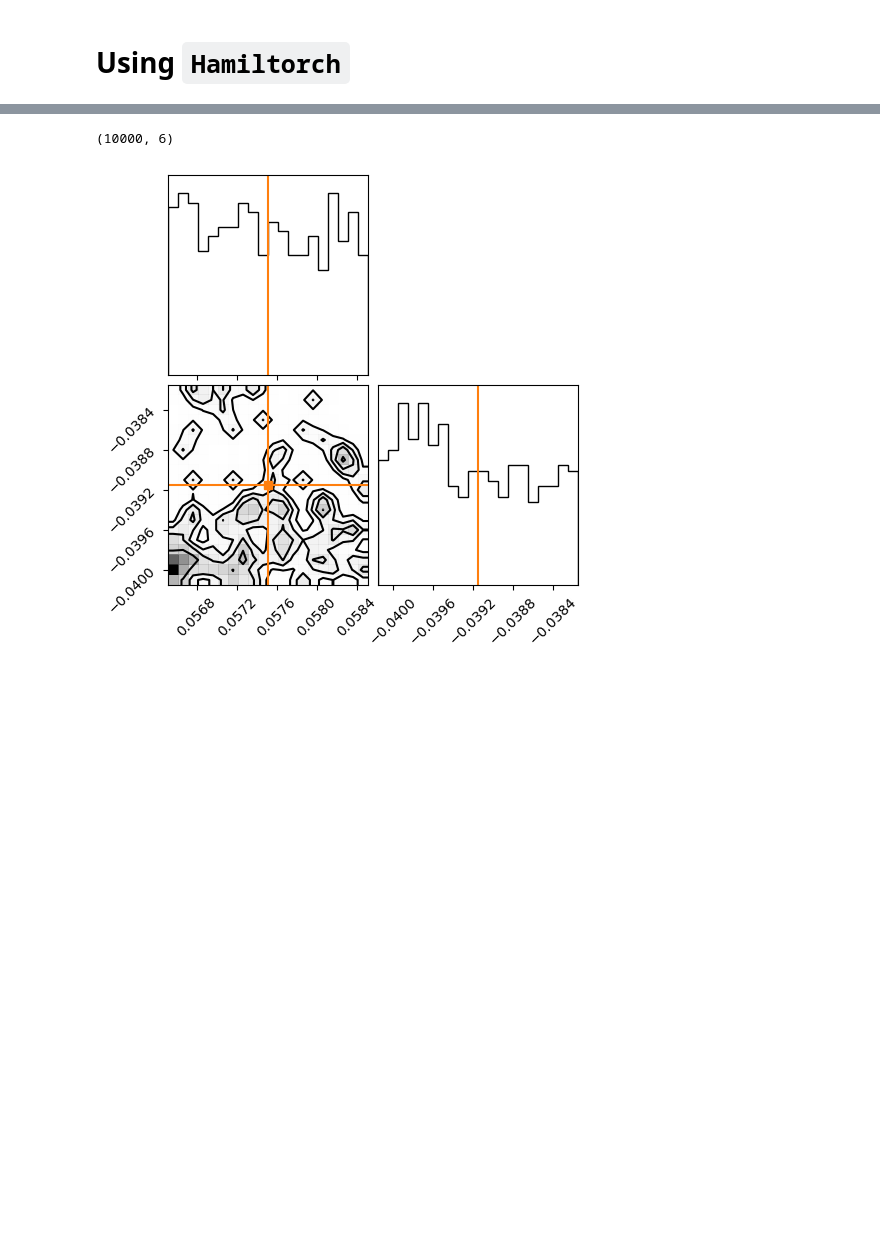
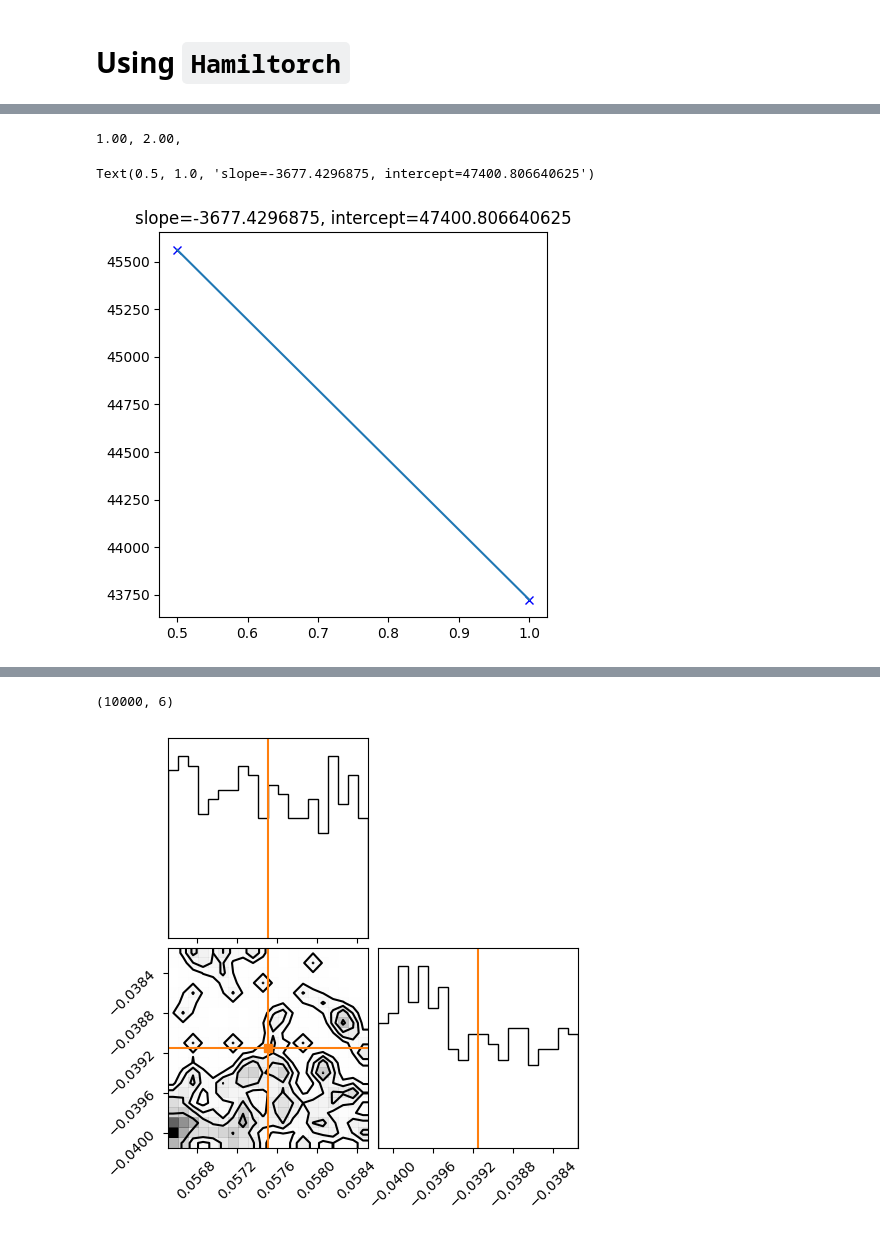
Before and after one commit to edmundlth/phase-transition-in-singular-model-paper, a Jupyter notebook: experiments/local-complexity-estimates.ipynb, the cells around one changed output, grey strips where cells are left out. Cells and saved outputs as stored; diff of their text form; code cells hidden in the pictures; blank space fills up the shorter version.

```diff
--- a/experiments/local-complexity-estimates.ipynb
+++ b/experiments/local-complexity-estimates.ipynb
@@ -583,0 +673,29 @@ ax.plot(a[:, 0], a[:, 1], "y+", markersize=2, alpha=0.2)
+# %%
+expected_nlns = []
+temps = []
+
+for itemp, rec in param_recs.items():
+    print(f"{itemp:.2f}", end=", ")
+    params_hmc = rec["params"]
+    pred_list, log_prob_list = hamiltorch.predict_model(
+        model,
+        x=X_train,
+        y=y_train,
+        samples=params_hmc,
+        model_loss=loss_fn,
+    )
+    rec["pred_list"] = pred_list
+    rec["log_prob_list"] = log_prob_list
+
+    expected_nlns.append(-torch.stack(log_prob_list).sum())
+    temps.append(1 / itemp)
+
+fig, ax = plt.subplots(1, 1, figsize=(5, 5))
+ax.plot(np.array(temps), expected_nlns, "bx")
+slope, intercept, r_val, _, _ = scipy.stats.linregress(temps, expected_nlns)
+ax.plot(temps, np.array(temps) * slope + intercept)
+ax.set_title(f"slope={slope}, intercept={intercept}")
+# %% [output]
+1.00, 2.00,
+Text(0.5, 1.0, 'slope=-3677.4296875, intercept=47400.806640625')
+[figure, added]
```
Also changed, not shown: parts of 14 cells of this notebook, 11 other files.
